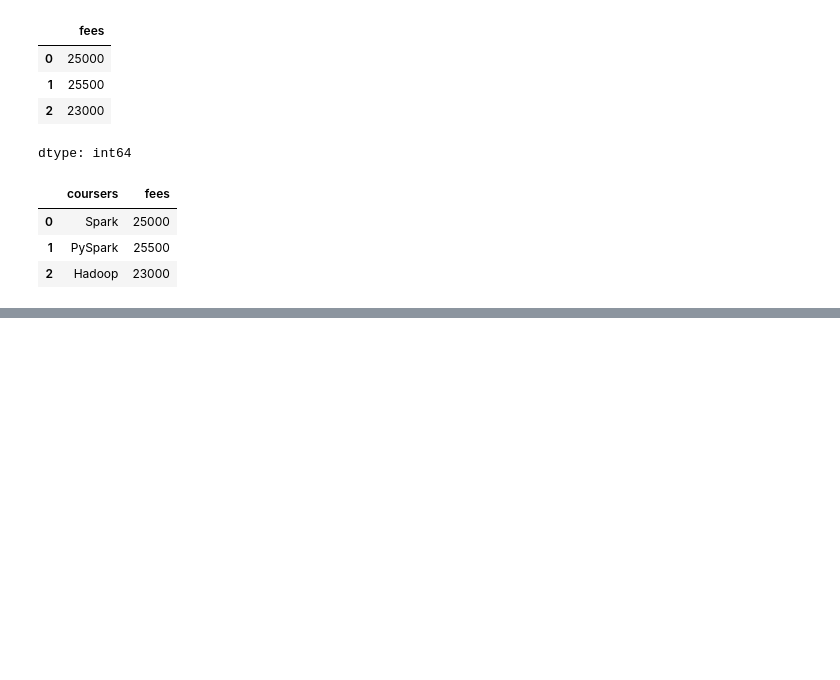
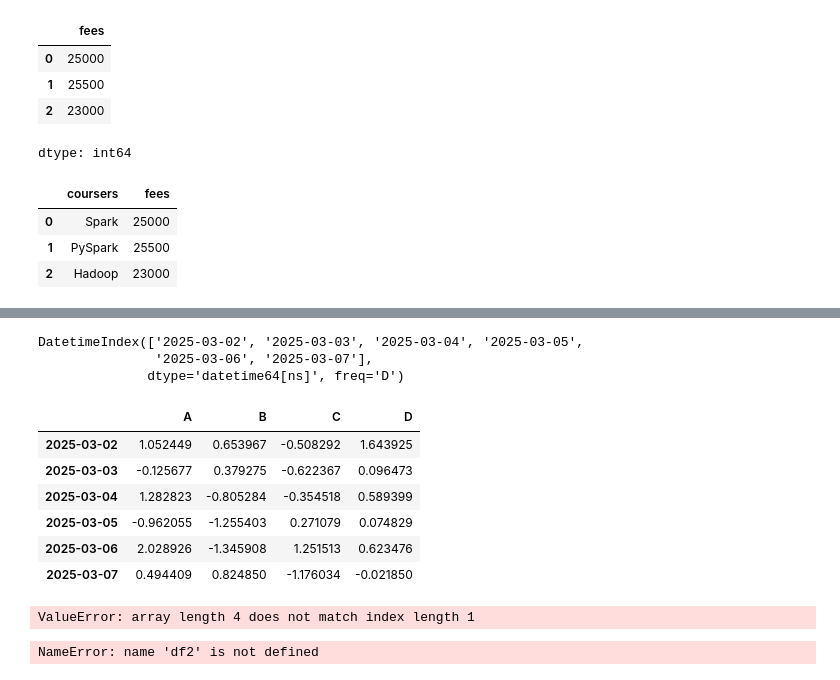
Before and after one commit to kra2839/2025-1-myclass-BDA, a Jupyter notebook: inclass/02w_A_0317_pandas_baisc_ipynb의_사본.ipynb, the cells around one changed output, grey strips where cells are left out. Saved outputs shown, nothing was run; the diff lists cells and outputs as text; code cells hidden in the pictures; blank space fills up the shorter version.

```diff
--- a/inclass/02w_A_0317_pandas_baisc_ipynb의_사본.ipynb
+++ b/inclass/02w_A_0317_pandas_baisc_ipynb의_사본.ipynb
@@ -273,0 +454,34 @@ df
+# %%
+dates=pd.date_range("20250302",periods=6)
+dates
+# %% [output]
+DatetimeIndex(['2025-03-02', '2025-03-03', '2025-03-04', '2025-03-05',
+               '2025-03-06', '2025-03-07'],
+              dtype='datetime64[ns]', freq='D')
+# %%
+df=pd.DataFrame(np.random.randn(6,4),index=dates,columns=list('ABCD'))
+df
+# %% [output]
+|  | A | B | C | D |
+| 2025-03-02 | 1.052449 | 0.653967 | -0.508292 | 1.643925 |
+| 2025-03-03 | -0.125677 | 0.379275 | -0.622367 | 0.096473 |
+| 2025-03-04 | 1.282823 | -0.805284 | -0.354518 | 0.589399 |
+| 2025-03-05 | -0.962055 | -1.255403 | 0.271079 | 0.074829 |
+| 2025-03-06 | 2.028926 | -1.345908 | 1.251513 | 0.623476 |
+| 2025-03-07 | 0.494409 | 0.824850 | -1.176034 | -0.021850 |
+# %%
+df2=pd.DataFrame({
+    "A":1.0,
+    "B":pd.Timestamp("20250302"),
+    "C":pd.Series(np.arange(1,3,5)),
+    "D":np.array([3]*4,dtype="int32"),
+    "E":pd.Categorical(["test","train","test","train"]),
+    "F":"foo"
+})
+df2
+# %% [output]
+ValueError: array length 4 does not match index length 1
+# %%
+df2.dtypes
+# %% [output]
+NameError: name 'df2' is not defined
```
Also changed, not shown: parts of 46 cells of this notebook.
